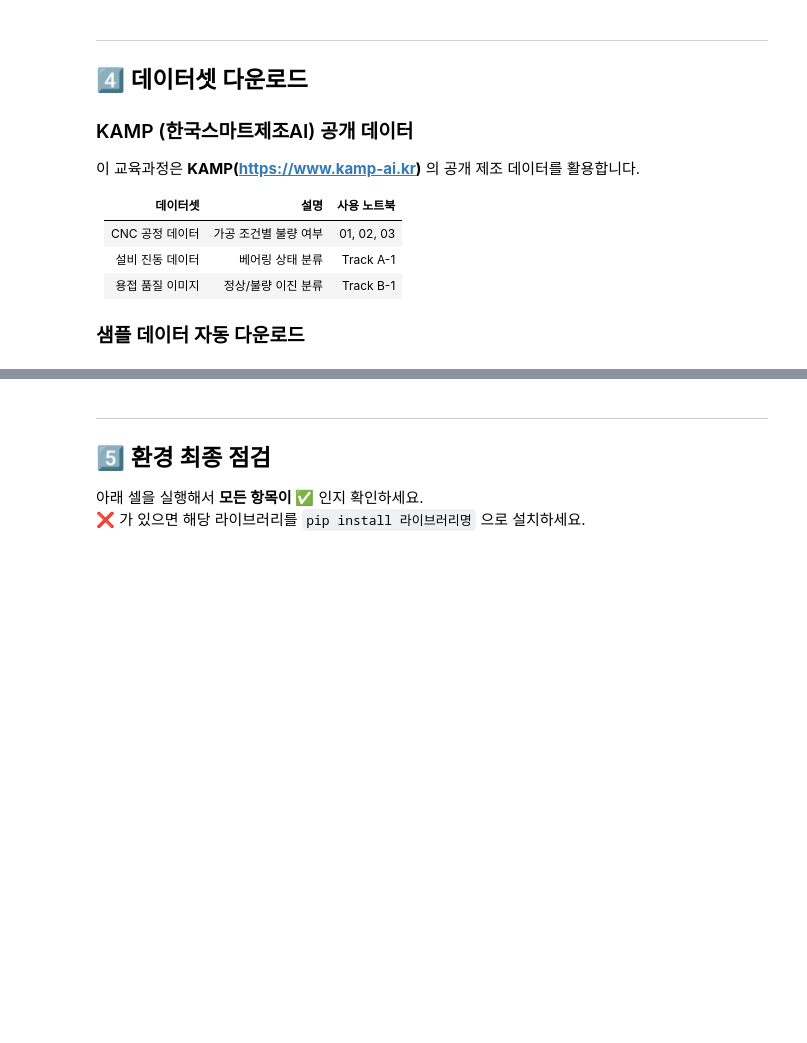
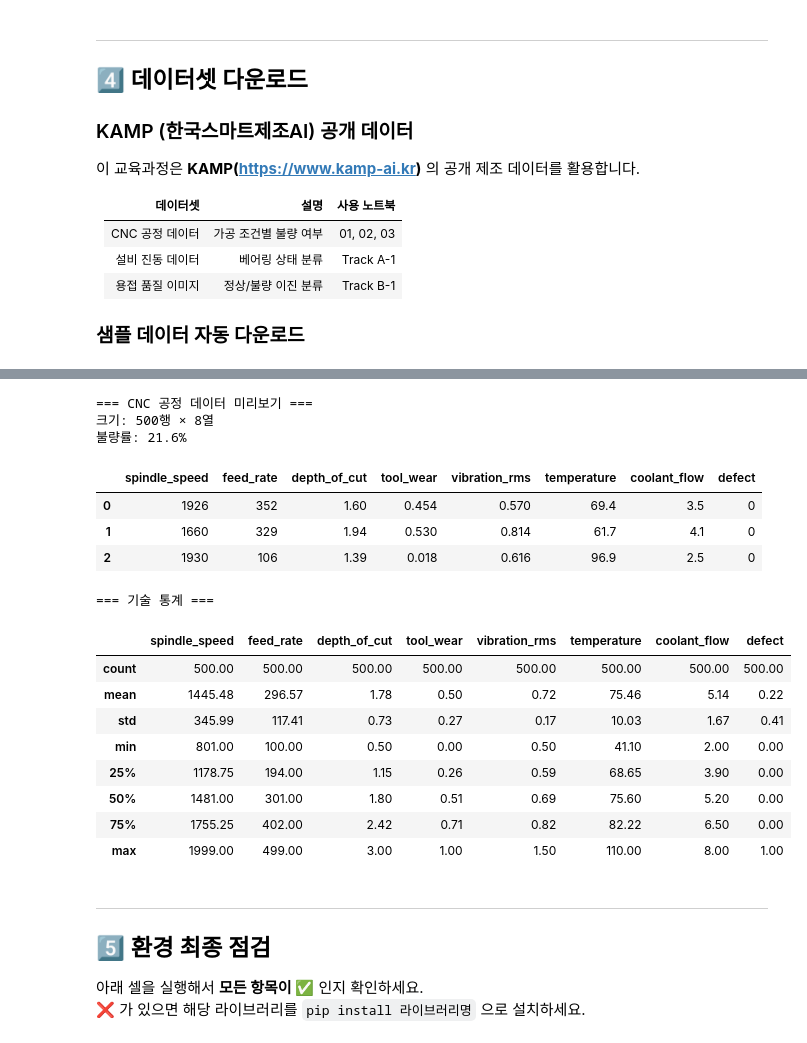
Before and after one commit to manufacturing-ai-koreatechac/part0-common, a Jupyter notebook: notebooks/00_environment_setup.ipynb, the cells around one changed output, grey strips where cells are left out. Cells and saved outputs as stored; diff of their text form; code cells hidden in the pictures; blank space fills up the shorter version.

```diff
--- a/notebooks/00_environment_setup.ipynb
+++ b/notebooks/00_environment_setup.ipynb
@@ -245,13 +282,43 @@ print('   다운로드 후 ../data/ 폴더에 저장하세요')
 # %%
 # 데이터 확인
 df_cnc = pd.read_csv(cnc_path)
 print('=== CNC 공정 데이터 미리보기 ===')
 print(f'크기: {df_cnc.shape[0]}행 × {df_cnc.shape[1]}열')
-print(f'불량률: {df_cnc["defect"].mean():.1%}')
-display(df_cnc.head(3))
+if 'defect' in df_cnc.columns:
+    print(f'불량률: {df_cnc["defect"].mean():.1%}')
+else:
+    print(f'컬럼 목록: {list(df_cnc.columns)}')
+
+try:
+    from IPython.display import display
+    display(df_cnc.head(3))
+except ImportError:
+    print(df_cnc.head(3).to_string())
+
 print()
 print('=== 기술 통계 ===')
-display(df_cnc.describe().round(2))
+try:
+    display(df_cnc.describe().round(2))
+except NameError:
+    print(df_cnc.describe().round(2).to_string())
+# %% [output]
+=== CNC 공정 데이터 미리보기 ===
+크기: 500행 × 8열
+불량률: 21.6%
+|  | spindle_speed | feed_rate | depth_of_cut | tool_wear | vibration_rms | temperature | coolant_flow | defect |
+| 0 | 1926 | 352 | 1.60 | 0.454 | 0.570 | 69.4 | 3.5 | 0 |
+| 1 | 1660 | 329 | 1.94 | 0.530 | 0.814 | 61.7 | 4.1 | 0 |
+| 2 | 1930 | 106 | 1.39 | 0.018 | 0.616 | 96.9 | 2.5 | 0 |
+=== 기술 통계 ===
+|  | spindle_speed | feed_rate | depth_of_cut | tool_wear | vibration_rms | temperature | coolant_flow | defect |
+| count | 500.00 | 500.00 | 500.00 | 500.00 | 500.00 | 500.00 | 500.00 | 500.00 |
+| mean | 1445.48 | 296.57 | 1.78 | 0.50 | 0.72 | 75.46 | 5.14 | 0.22 |
+| std | 345.99 | 117.41 | 0.73 | 0.27 | 0.17 | 10.03 | 1.67 | 0.41 |
+| min | 801.00 | 100.00 | 0.50 | 0.00 | 0.50 | 41.10 | 2.00 | 0.00 |
+| 25% | 1178.75 | 194.00 | 1.15 | 0.26 | 0.59 | 68.65 | 3.90 | 0.00 |
+| 50% | 1481.00 | 301.00 | 1.80 | 0.51 | 0.69 | 75.60 | 5.20 | 0.00 |
+| 75% | 1755.25 | 402.00 | 2.42 | 0.71 | 0.82 | 82.22 | 6.50 | 0.00 |
+| max | 1999.00 | 499.00 | 3.00 | 1.00 | 1.50 | 110.00 | 8.00 | 1.00 |
 # %% [markdown]
 ---
 ## 5️⃣ 환경 최종 점검
```
Also changed, not shown: parts of 6 cells of this notebook, 2 other files.
